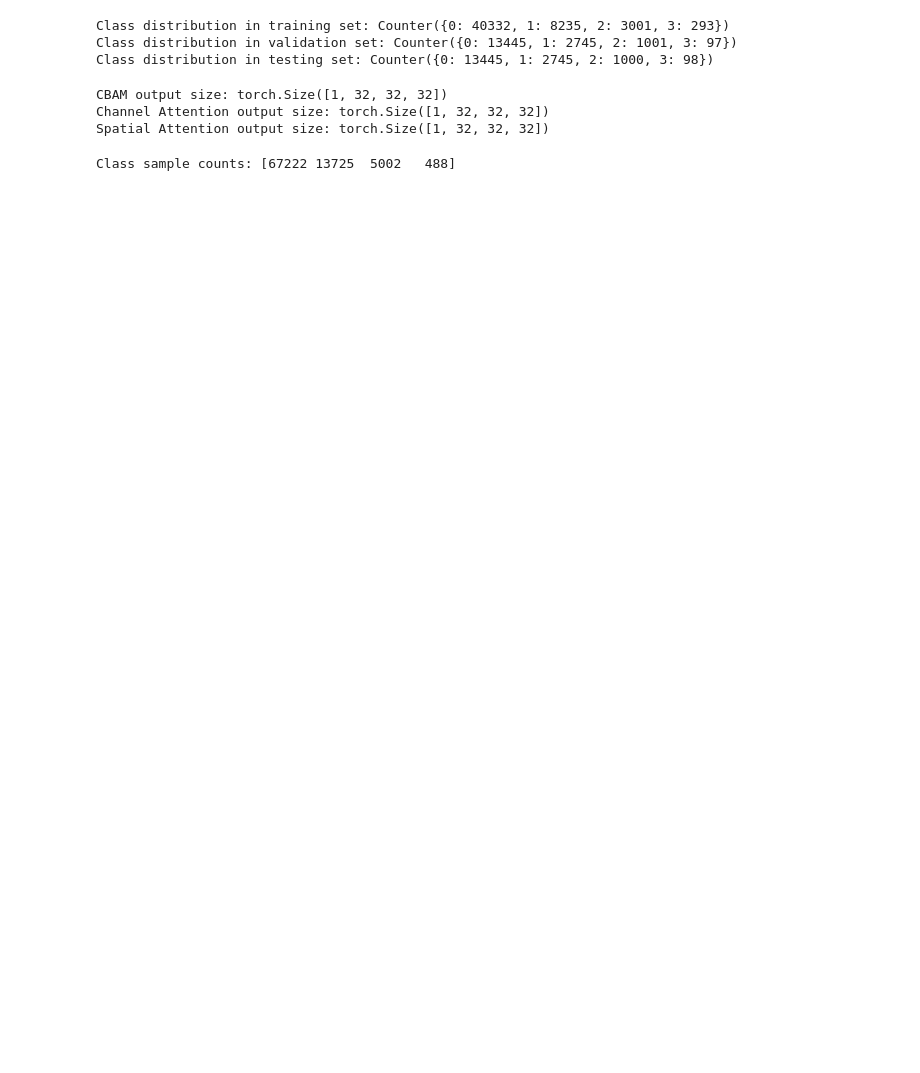
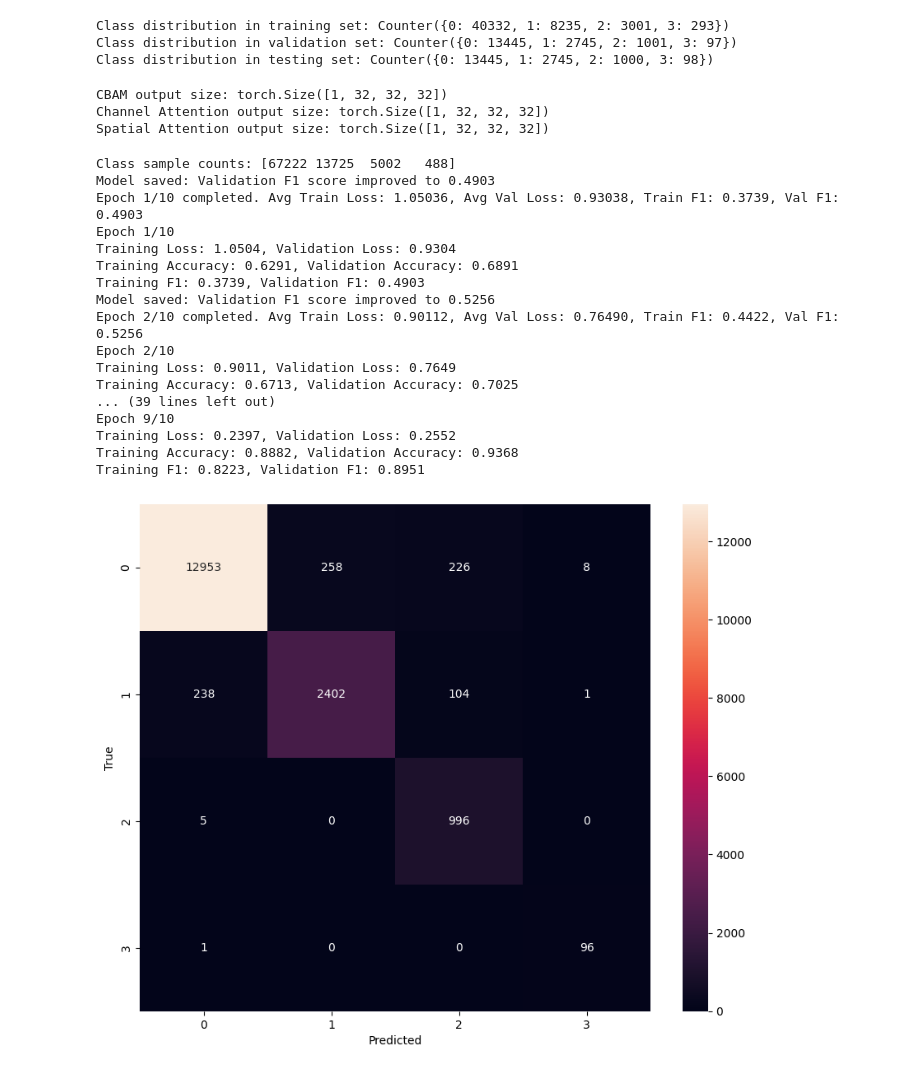
Before and after one commit to emm71201/Deep-Learning-Final-Project, a Jupyter notebook: src/notebook.ipynb, the cells around one changed output. Drawn from its saved outputs; the diff is of its cells as text; code cells hidden in the pictures; blank space fills up the shorter version.

```diff
--- a/src/notebook.ipynb
+++ b/src/notebook.ipynb
@@ -366,7 +440,7 @@ class AttentionCNN(nn.Module):
     def __init__(self, num_classes):
         super(AttentionCNN, self).__init__()
         # Assume the input image size is 128x128
-        self.conv1 = nn.Conv2d(1, 16, kernel_size=3, padding=1) # Output size: 128x128
+        self.conv1 = nn.Conv2d(3, 16, kernel_size=3, padding=1) # Output size: 128x128
         self.bn1 = nn.BatchNorm2d(16)
         self.pool = nn.MaxPool2d(2, 2) # Output size: 64x64
         self.conv2 = nn.Conv2d(16, 32, kernel_size=3, padding=1) # Output size: 64x64
@@ -406,7 +480,7 @@ class AttentionCNN(nn.Module):
 
 # Instantiate and test the model
 model = AttentionCNN(num_classes=4)
-dummy_input = torch.randn(1, 1, 128, 128)
+dummy_input = torch.randn(1, 3, 128, 128)  # Change from (1, 1, 128, 128) to (1, 3, 128, 128)
 with torch.no_grad():
     model(dummy_input)
 # %%
@@ -604,0 +551,15 @@ class VGG16_CBAM(nn.Module):
+# %%
+class ResNet50(nn.Module):
+    def __init__(self, num_classes=4):
+        super(ResNet50, self).__init__()
+        resnet50 = models.resnet50(pretrained=True)
+        # Remove the last fully connected layer
+        self.features = nn.Sequential(*list(resnet50.children())[:-1])
+        # Add new fully connected layer for classification
+        self.classifier = nn.Linear(resnet50.fc.in_features, num_classes)
+
+    def forward(self, x):
+        x = self.features(x)
+        x = torch.flatten(x, 1)
+        x = self.classifier(x)
+        return x
@@ -605,18 +601,28 @@ class VGG16_CBAM(nn.Module):
 # %%
+from sklearn.metrics import confusion_matrix
+import seaborn as sns
+
 
 # Training settings
 num_epochs = 10
 num_classes = 4
-model_name = "VGG16_CBAM"  # Change the model name to use VGG16 with CBAM
+model_name = "ResNet50"  # Update this to switch between models
 
+# Model selection
 if model_name == "SimpleCNN":
     model = SimpleCNN(num_classes=num_classes)
 elif model_name == "AttentionCNN":
     model = AttentionCNN(num_classes=num_classes)
-elif model_name == "VGG16_CBAM":
-    model = VGG16_CBAM(num_classes=num_classes)  # Instantiate VGG16 with CBAM
+elif model_name == "VGG11":
+    model = VGG11(num_classes=num_classes)  # Instantiate regular VGG11
+elif model_name == "ResNet50":
+    model = ResNet50(num_classes=num_classes)  # Instantiate regular ResNet50
+elif model_name == "DenseNet121":
+    model = DenseNet121(num_classes=num_classes)  # Instantiate regular DenseNet121
 else:
     raise ValueError(f"Invalid model selected: {model_name}")
+
+
 
 
 # Calculate the number of samples for each class
@@ -635,13 +641,22 @@ model.to(device)  # Move the model to the appropriate device
 class_weights = 1. / torch.tensor(class_sample_count, dtype=torch.float)
 class_weights = class_weights / class_weights.sum()  # Normalize to sum to 1
 class_weights = class_weights.to(device)
-criterion = torch.nn.CrossEntropyLoss(weight=class_weights)
+#criterion = torch.nn.CrossEntropyLoss(weight=class_weights)
+# Instantiate Focal Loss
+criterion = FocalLoss(alpha=1, gamma=2)
 
 from sklearn.metrics import precision_score, recall_score, f1_score, accuracy_score
 
 def train_and_validate(train_ds, val_ds, model, criterion, optimizer, num_epochs, device):
     best_val_f1 = 0.0
     model_save_path = 'model_best_f1.pth'  # Define the model save path
+    train_losses = []  # Initialize the list to store training losses
+    val_losses = []    # Initialize the list to store validation losses
+    train_accuracies = []  # Initialize the list to store training accuracies
+    val_accuracies = []    # Initialize the list to store validation accuracies
+    train_f1s = []         # Initialize the list to store training F1 scores
+    val_f1s = []           # Initialize the list to store validation F1 scores
+
 
     for epoch in range(num_epochs):
         # Training phase
@@ -672,9 +687,20 @@ def train_and_validate(train_ds, val_ds, model, criterion, optimizer, num_epochs
                 val_preds.extend(preds.view(-1).cpu().numpy())
                 val_targets.extend(targets.view(-1).cpu().numpy())
 
+         # At the end of each epoch
+        if epoch == num_epochs - 1:
+            # Calculate confusion matrix for the validation set
+            cm = confusion_matrix(val_targets, val_preds)
+            plt.figure(figsize=(10, 8))
+            sns.heatmap(cm, annot=True, fmt='d')
+            plt.xlabel('Predicted')
+            plt.ylabel('True')
+            plt.show()
+
         # Calculate metrics after both training and validation phases
-        train_f1 = calculate_f1(train_targets, train_preds)
-        val_f1 = calculate_f1(val_targets, val_preds)
+        train_f1 = f1_score(train_targets, train_preds, average='macro')
+        val_f1 = f1_score(val_targets, val_preds, average='macro')
+
 
         # Save the model if the validation F1 score improved
         if val_f1 > best_val_f1:
@@ -704,30 +730,47 @@ def train_and_validate(train_ds, val_ds, model, criterion, optimizer, num_epochs
         train_f1 = f1_score(train_targets, train_preds, average='macro')
         val_f1 = f1_score(val_targets, val_preds, average='macro')
         train_f1s.append(train_f1)
         val_f1s.append(val_f1)
 
         print(f"Epoch {epoch+1}/{num_epochs}")
         print(f"Training Loss: {train_loss:.4f}, Validation Loss: {val_loss:.4f}")
         print(f"Training Accuracy: {train_acc:.4f}, Validation Accuracy: {val_acc:.4f}")
         print(f"Training F1: {train_f1:.4f}, Validation F1: {val_f1:.4f}")
 
     # Plotting
     plt.figure(figsize=(12, 4))
     plt.subplot(1, 2, 1)
     plt.plot(train_losses, label='Train Loss')
     plt.plot(val_losses, label='Validation Loss')
     plt.title('Loss over epochs')
     plt.legend()
 
     plt.subplot(1, 2, 2)
     plt.plot(train_accuracies, label='Train Accuracy')
     plt.plot(val_accuracies, label='Validation Accuracy')
     plt.title('Accuracy over epochs')
     plt.legend()
 
     plt.show()
 
 # Call the training function
 train_and_validate(train_loader, val_loader, model, criterion, optimizer, num_epochs, device)
 # %% [output]
 Class sample counts: [67222 13725  5002   488]
+Model saved: Validation F1 score improved to 0.4903
+Epoch 1/10 completed. Avg Train Loss: 1.05036, Avg Val Loss: 0.93038, Train F1: 0.3739, Val F1: 0.4903
+Epoch 1/10
+Training Loss: 1.0504, Validation Loss: 0.9304
+Training Accuracy: 0.6291, Validation Accuracy: 0.6891
+Training F1: 0.3739, Validation F1: 0.4903
+Model saved: Validation F1 score improved to 0.5256
+Epoch 2/10 completed. Avg Train Loss: 0.90112, Avg Val Loss: 0.76490, Train F1: 0.4422, Val F1: 0.5256
+Epoch 2/10
+Training Loss: 0.9011, Validation Loss: 0.7649
+Training Accuracy: 0.6713, Validation Accuracy: 0.7025
+... (39 lines left out)
+Epoch 9/10
+Training Loss: 0.2397, Validation Loss: 0.2552
+Training Accuracy: 0.8882, Validation Accuracy: 0.9368
+Training F1: 0.8223, Validation F1: 0.8951
+[figure, added]
```
Also changed, not shown: parts of 13 cells of this notebook, 1 other file.
